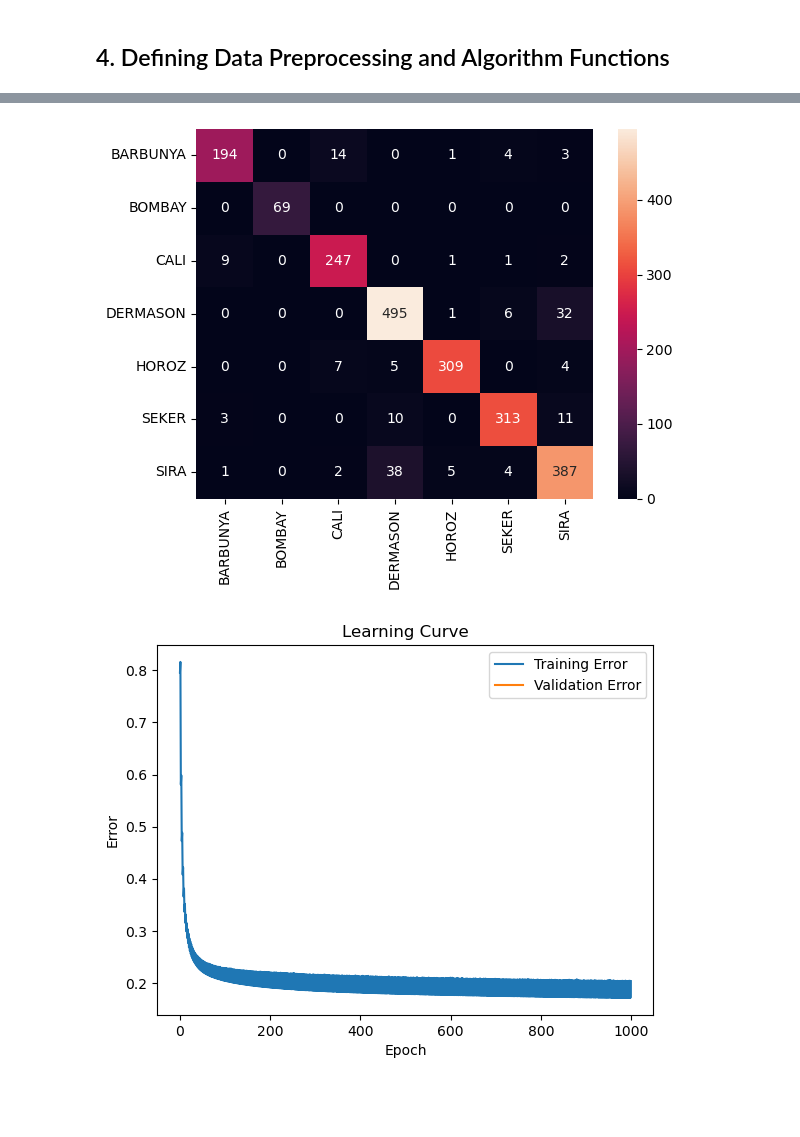
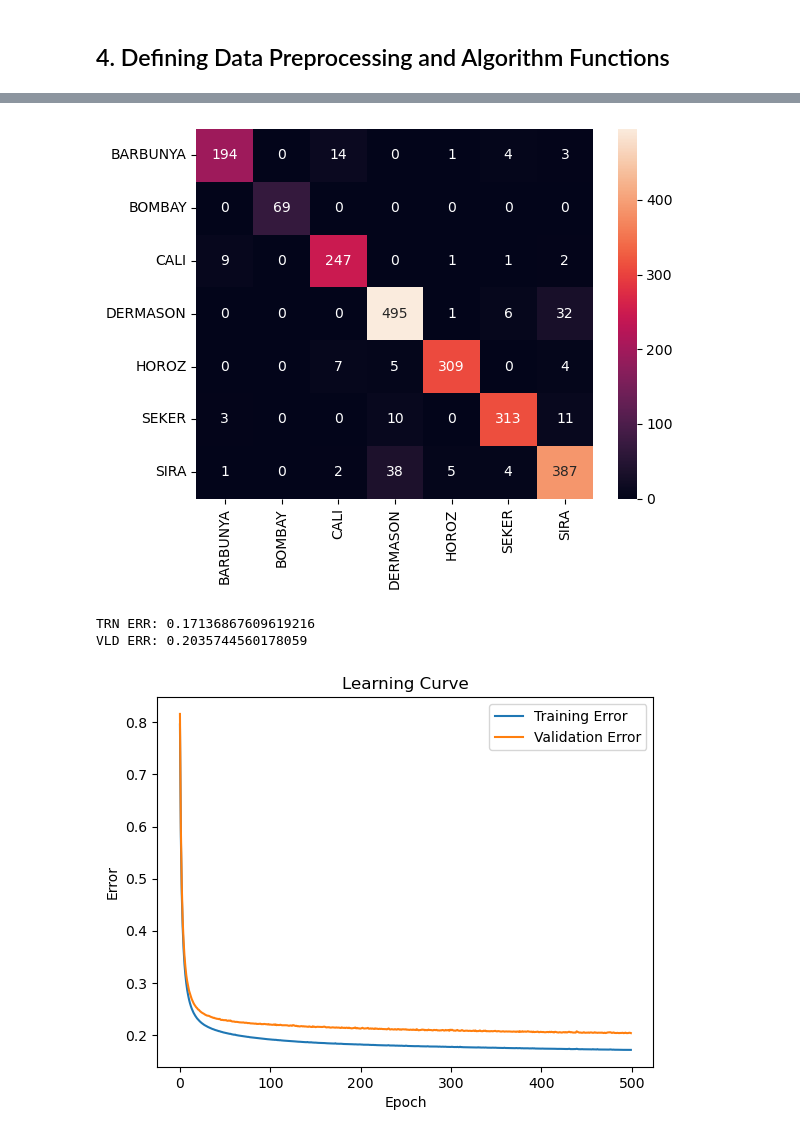
Before and after one commit to fortestingrandom/IdentifyBeanML, a Jupyter notebook: Identifying and differentiating dry beans with the power of machine learning.ipynb, the cells around one changed output, grey strips where cells are left out. Saved outputs shown, nothing was run; the diff lists cells and outputs as text; code cells hidden in the pictures; blank space fills up the shorter version.

```diff
--- a/Identifying and differentiating dry beans with the power of machine learning.ipynb
+++ b/Identifying and differentiating dry beans with the power of machine learning.ipynb
@@ -75,24 +73,3 @@ plt.show()
 [figure]
 # %% [markdown]
 ## 4. Defining Data Preprocessing and Algorithm Functions
-# %%
-def get_preprocessed_data() -> Tuple[np.ndarray, ...]:
-    X = bean_df.drop(columns=['Class'])
-    y = bean_df.Class
-
-    encoder = OneHotEncoder(sparse_output=False)
-    labels_onehot = encoder.fit_transform(y.to_numpy().reshape(-1, 1))
-
-    X_trn, X_tst, y_trn, y_tst = train_test_split(X, labels_onehot, train_size=.8, random_state=42)
-    X_trn, X_vld, y_trn, y_vld = train_test_split(X_trn, y_trn, train_size=.8, random_state=42)
-
-    scaler = StandardScaler()
-    X_trn = scaler.fit_transform(X_trn)
-    X_vld = scaler.transform(X_vld)
-    X_tst = scaler.transform(X_tst)
-
-    X_trn = np.hstack([np.ones((X_trn.shape[0], 1)), X_trn])
-    X_vld = np.hstack([np.ones((X_vld.shape[0], 1)), X_vld])
-    X_tst = np.hstack([np.ones((X_tst.shape[0], 1)), X_tst])
-
-    return X_trn, y_trn, X_vld, y_vld, X_tst, y_tst, encoder
@@ -273,28 +376,30 @@ def plot_learning_curve(
 # %%
-X_trn, y_trn, X_vld, y_vld, X_tst, y_tst, encoder = get_preprocessed_data()
+X_trn, y_trn, X_vld, y_vld, X_tst, y_tst, encoder = get_preprocessed_data(remove_outliers=False)
 
 nn = NeuralNetwork(
     hidden_neurons=20,
     output_neurons=7,
     batch_size=32,
     alpha=0.01,
     epochs=500,
     seed=0,
 )
 
 nn.fit(X_trn, y_trn, X_vld=X_vld, y_vld=y_vld)
 
 y_hat_trn = nn.predict(X_trn)
 y_hat_tst = nn.predict(X_tst)
 y_hat_vld = nn.predict(X_vld)
 
 plot_confusion_matrix(np.argmax(y_trn, axis=1), np.argmax(y_hat_trn, axis=1), class_names=encoder.categories_[0])
 plot_confusion_matrix(np.argmax(y_tst, axis=1), np.argmax(y_hat_tst, axis=1), class_names=encoder.categories_[0])
 plot_confusion_matrix(np.argmax(y_vld, axis=1), np.argmax(y_hat_vld, axis=1), class_names=encoder.categories_[0])
 
 plot_learning_curve(nn.trn_error, nn.vld_error)
 # %% [output]
 [figure]
 [figure]
 [figure]
+TRN ERR: 0.17136867609619216
+VLD ERR: 0.2035744560178059
-[figure, old version]
+[figure, new version]
```
Also changed, not shown: parts of 21 cells of this notebook.
